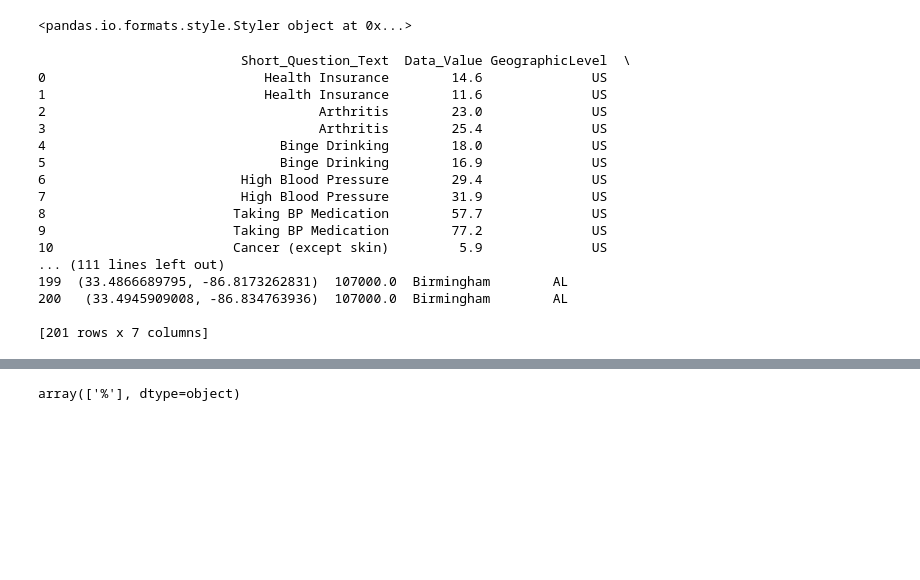
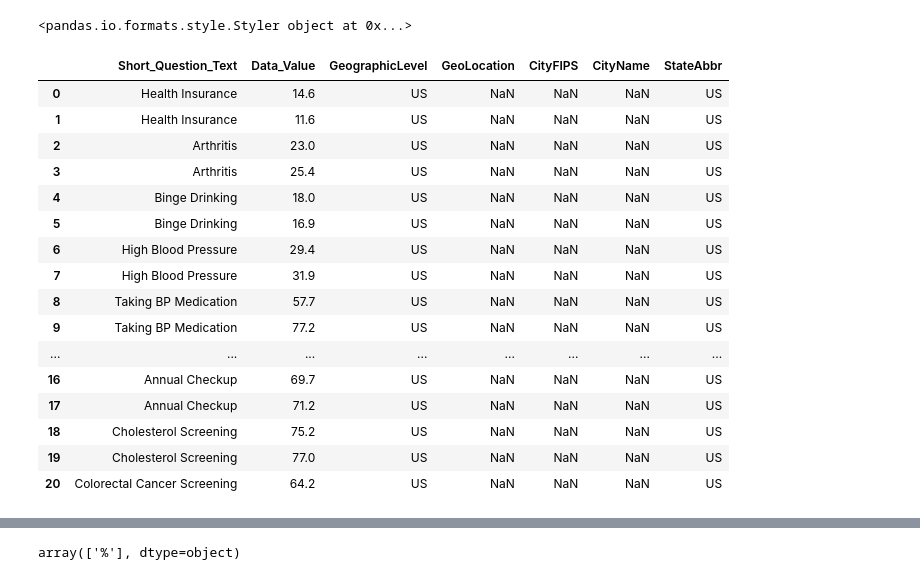
Before and after one commit to singhanithish/healthUS500cities, a Jupyter notebook: 500USCities_healthdata_analysis_visualization.ipynb, the cells around one changed output, grey strips where cells are left out. Cells and saved outputs as stored; diff of their text form; code cells hidden in the pictures; blank space fills up the shorter version.

```diff
--- a/500USCities_healthdata_analysis_visualization.ipynb
+++ b/500USCities_healthdata_analysis_visualization.ipynb
@@ -148,25 +148,25 @@ print(df3[['Data_Value','Low_Confidence_Limit','High_Confidence_Limit']].style)
 # %% [output]
 <pandas.io.formats.style.Styler object at 0x...>
 # %%
-print(df3.loc[0:200,['Short_Question_Text','Data_Value','GeographicLevel','GeoLocation','CityFIPS','CityName','StateAbbr']])
+df3.loc[0:20,['Short_Question_Text','Data_Value','GeographicLevel','GeoLocation','CityFIPS','CityName','StateAbbr']]
 # %% [output]
-                          Short_Question_Text  Data_Value GeographicLevel  \
-0                            Health Insurance        14.6              US
-1                            Health Insurance        11.6              US
-2                                   Arthritis        23.0              US
-3                                   Arthritis        25.4              US
-4                              Binge Drinking        18.0              US
-5                              Binge Drinking        16.9              US
-6                         High Blood Pressure        29.4              US
-7                         High Blood Pressure        31.9              US
-8                        Taking BP Medication        57.7              US
-9                        Taking BP Medication        77.2              US
-10                       Cancer (except skin)         5.9              US
-... (111 lines left out)
-199  (33.4866689795, -86.8173262831)  107000.0  Birmingham        AL
-200   (33.4945909008, -86.834763936)  107000.0  Birmingham        AL
-
-[201 rows x 7 columns]
+|  | Short_Question_Text | Data_Value | GeographicLevel | GeoLocation | CityFIPS | CityName | StateAbbr |
+| 0 | Health Insurance | 14.6 | US | NaN | NaN | NaN | US |
+| 1 | Health Insurance | 11.6 | US | NaN | NaN | NaN | US |
+| 2 | Arthritis | 23.0 | US | NaN | NaN | NaN | US |
+| 3 | Arthritis | 25.4 | US | NaN | NaN | NaN | US |
+| 4 | Binge Drinking | 18.0 | US | NaN | NaN | NaN | US |
+| 5 | Binge Drinking | 16.9 | US | NaN | NaN | NaN | US |
+| 6 | High Blood Pressure | 29.4 | US | NaN | NaN | NaN | US |
+| 7 | High Blood Pressure | 31.9 | US | NaN | NaN | NaN | US |
+| 8 | Taking BP Medication | 57.7 | US | NaN | NaN | NaN | US |
+| 9 | Taking BP Medication | 77.2 | US | NaN | NaN | NaN | US |
+| ... | ... | ... | ... | ... | ... | ... | ... |
+| 16 | Annual Checkup | 69.7 | US | NaN | NaN | NaN | US |
+| 17 | Annual Checkup | 71.2 | US | NaN | NaN | NaN | US |
+| 18 | Cholesterol Screening | 75.2 | US | NaN | NaN | NaN | US |
+| 19 | Cholesterol Screening | 77.0 | US | NaN | NaN | NaN | US |
+| 20 | Colorectal Cancer Screening | 64.2 | US | NaN | NaN | NaN | US |
 # %%
 df3.loc[0:100,:].style
 # %% [output]
```
Also changed, not shown: parts of 41 cells of this notebook, 9 other files.
